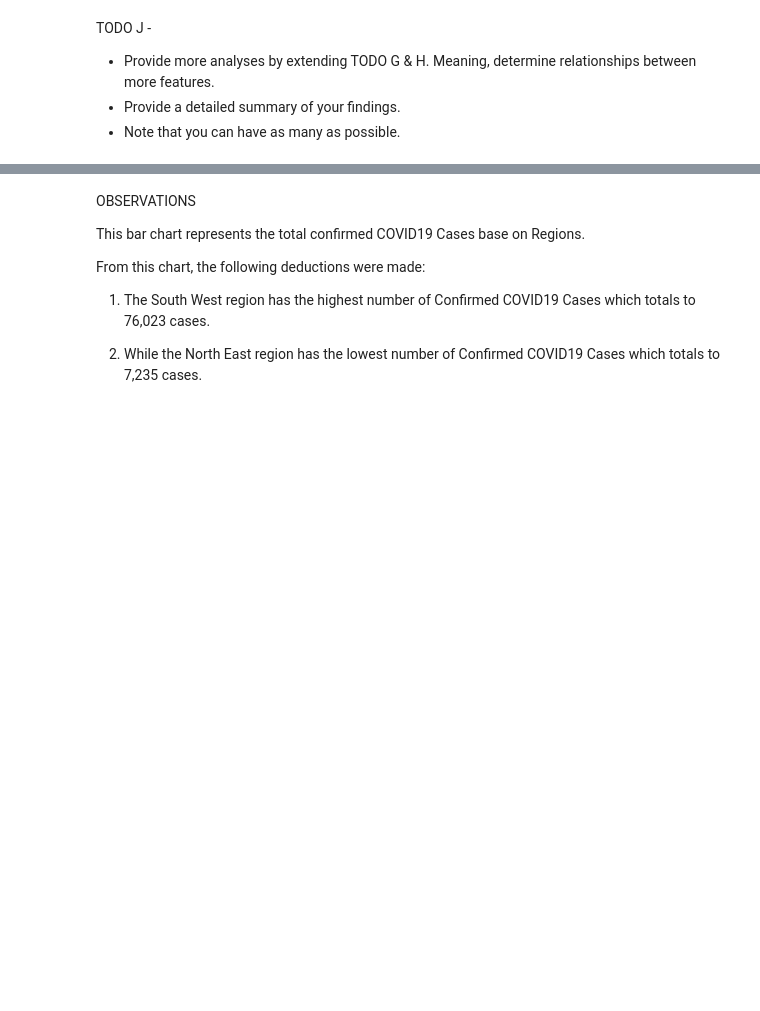
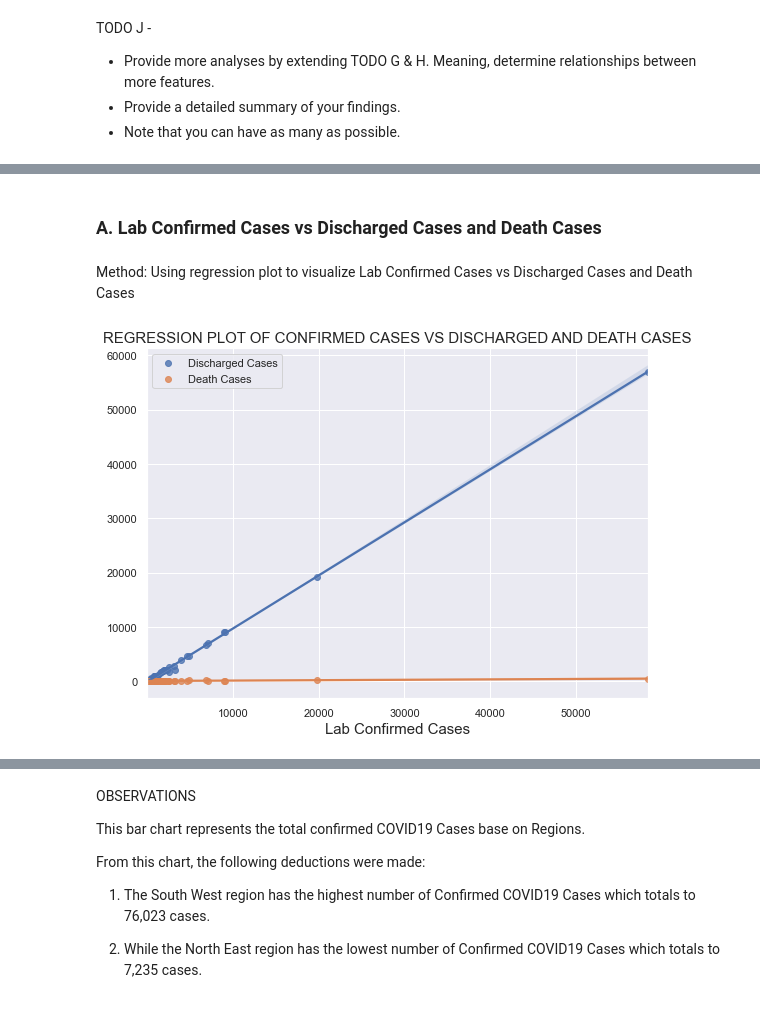
Before and after one commit to sadiyaidris/Nigeria-COVID-19-Data-Analysis-Using-Python, a Jupyter notebook: covidproject.ipynb, the cells around one changed output, grey strips where cells are left out. Saved outputs shown, nothing was run; the diff lists cells and outputs as text; code cells hidden in the pictures; blank space fills up the shorter version.

```diff
--- a/covidproject.ipynb
+++ b/covidproject.ipynb
@@ -747,0 +648,22 @@ plt.show()
+# %% [markdown]
+### A. Lab Confirmed Cases vs Discharged Cases and Death Cases
+# %% [markdown]
+Method: Using regression plot to visualize Lab Confirmed Cases vs Discharged Cases and Death Cases
+# %%
+# Setting style and plot size
+sns.set_style("dark")
+sns.set(rc={'figure.figsize':(8,6)})
+
+# Creating plot
+ax1 = sns.regplot(x="Lab Confirmed Cases", y="Discharged Cases", data=ncdc_covid_external, label="Discharged Cases")
+ax2= sns.regplot(x="Lab Confirmed Cases", y="Death Cases", data=ncdc_covid_external, label="Death Cases")
+
+#Customizing title and labels
+ax1.set_title("REGRESSION PLOT OF CONFIRMED CASES VS DISCHARGED AND DEATH CASES", fontsize=15)
+ax2.set_xlabel("Lab Confirmed Cases", fontsize=15)
+ax1.set_ylabel(None)
+
+plt.legend()
+plt.show()
+# %% [output]
+[figure, added]
```
Also changed, not shown: parts of 94 cells of this notebook, 8 other files.
